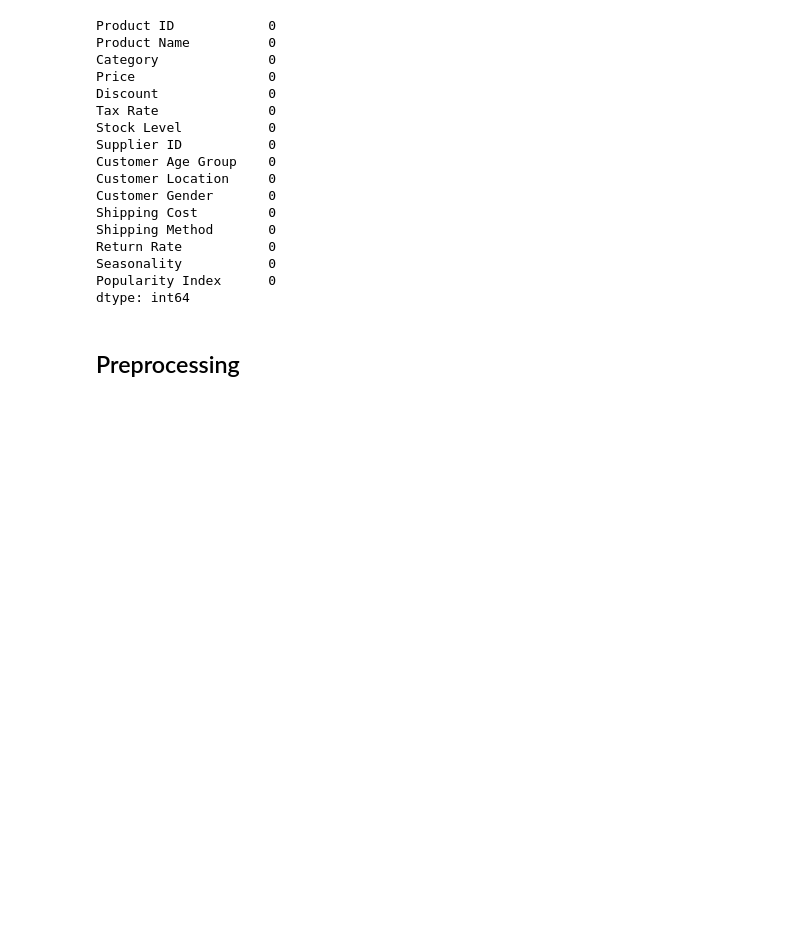
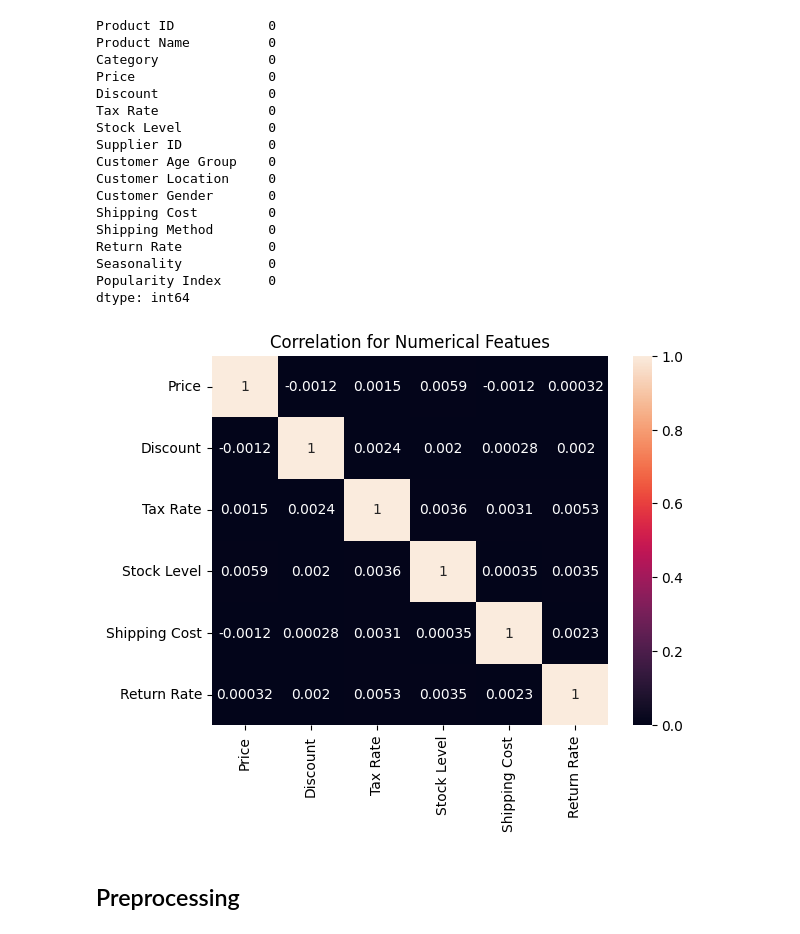
Before and after one commit to VINAY-KUMAR855/Introduction_Datascience_projects, a Jupyter notebook: E-Commerce Customer Data Analysis/E-commerce_analysis.ipynb, the cells around one changed output. Saved outputs shown, nothing was run; the diff lists cells and outputs as text; code cells hidden in the pictures; blank space fills up the shorter version.

```diff
--- a/E-Commerce Customer Data Analysis/E-commerce_analysis.ipynb
+++ b/E-Commerce Customer Data Analysis/E-commerce_analysis.ipynb
@@ -99,6 +114,14 @@ Return Rate           0
 Seasonality           0
 Popularity Index      0
 dtype: int64
+# %%
+# Correlation
+num_columns = X.select_dtypes(exclude=object).corr()
+sns.heatmap(num_columns, annot=True)
+plt.title("Correlation for Numerical Featues")
+plt.show()
+# %% [output]
+[figure, added]
 # %% [markdown]
 ## Preprocessing
 # %%
```
Also changed, not shown: parts of 2 cells of this notebook.
